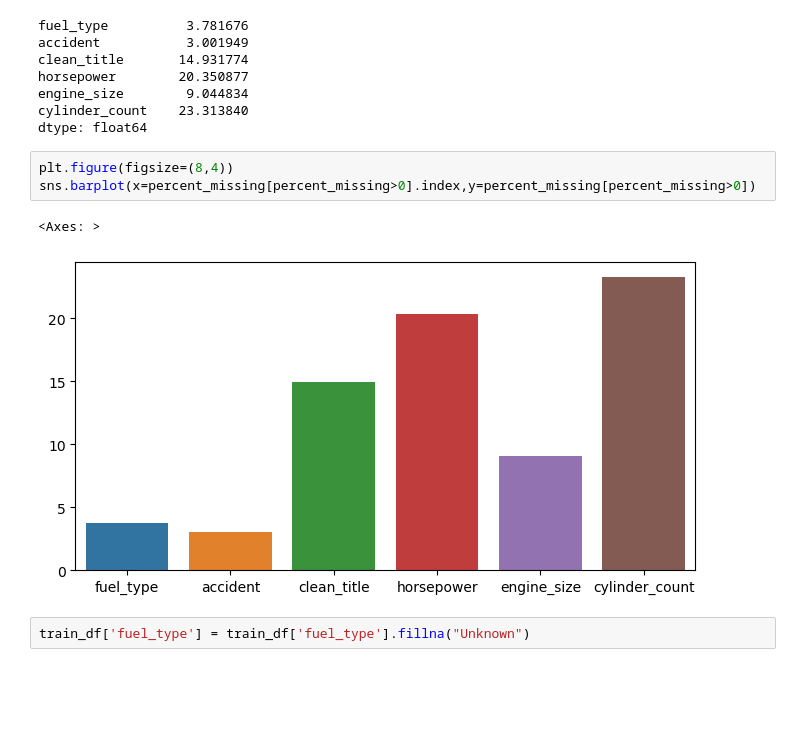
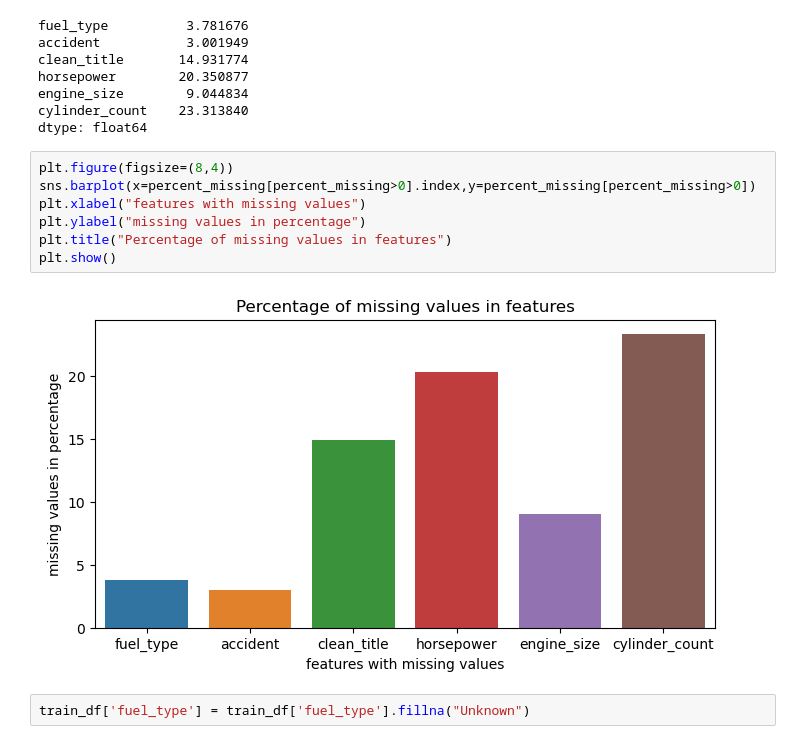
Before and after one commit to Viishwaajeet/Resale-auto-valuation-engine, a Jupyter notebook: notebooks/new_EDA.ipynb, the cells around one changed output. Saved outputs shown, nothing was run; the diff lists cells and outputs as text; blank space fills up the shorter version.

Commit message:
missing values handled

```diff
--- a/notebooks/new_EDA.ipynb
+++ b/notebooks/new_EDA.ipynb
@@ -50,9 +50,12 @@ dtype: float64
 # %%
 plt.figure(figsize=(8,4))
 sns.barplot(x=percent_missing[percent_missing>0].index,y=percent_missing[percent_missing>0])
+plt.xlabel("features with missing values")
+plt.ylabel("missing values in percentage")
+plt.title("Percentage of missing values in features")
+plt.show()
 # %% [output]
-<Axes: >
-[figure, old version]
+[figure, new version]
 # %%
 train_df['fuel_type'] = train_df['fuel_type'].fillna("Unknown")
 # %%
```
Also changed, not shown: parts of 10 cells of this notebook.
